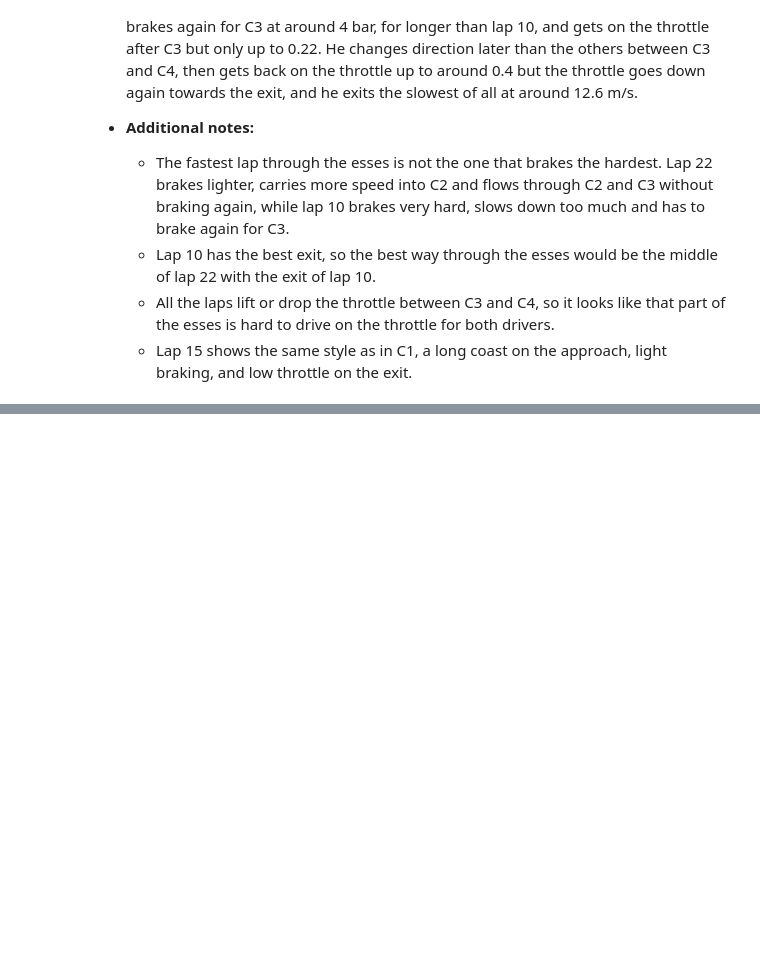
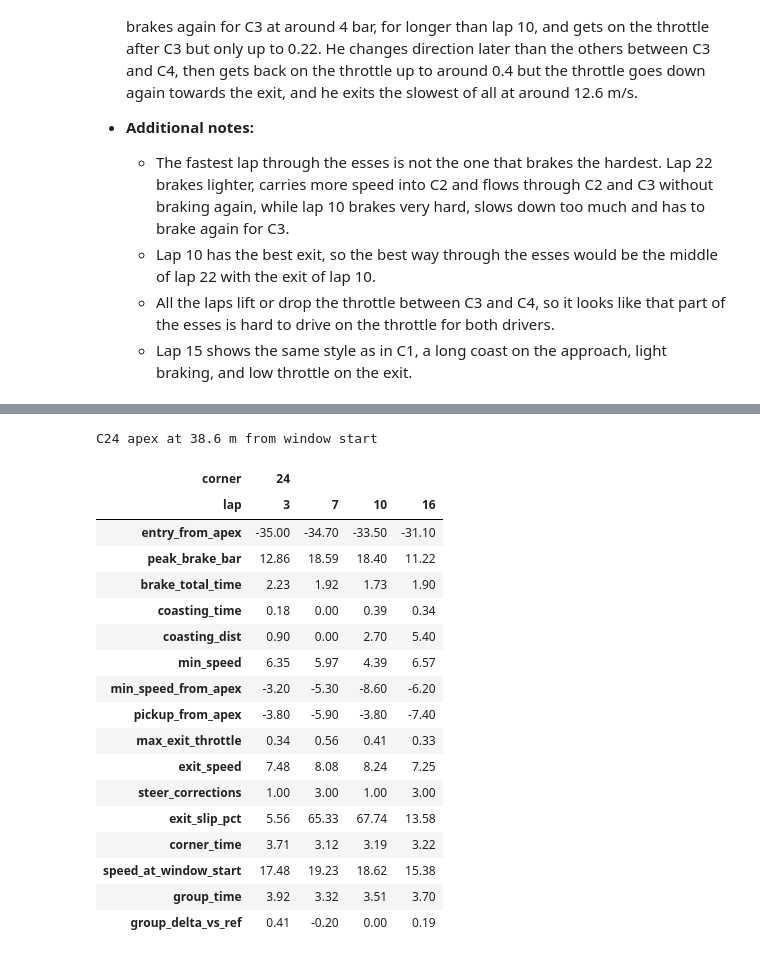
Before and after one commit to manelbenabid/recruiting-sw-telemetry, a Jupyter notebook: notebooks/09_corner_study.ipynb, the cells around one changed output, grey strips where cells are left out. Drawn from its saved outputs; the diff is of its cells as text; code cells hidden in the pictures; blank space fills up the shorter version.

```diff
--- a/notebooks/09_corner_study.ipynb
+++ b/notebooks/09_corner_study.ipynb
@@ -253,0 +319,22 @@ C5 apex at 69.1 m from window start
+# %%
+group_metrics("C24")
+# %% [output]
+C24 apex at 38.6 m from window start
+| corner | 24 |  |  |  |
+| lap | 3 | 7 | 10 | 16 |
+| entry_from_apex | -35.00 | -34.70 | -33.50 | -31.10 |
+| peak_brake_bar | 12.86 | 18.59 | 18.40 | 11.22 |
+| brake_total_time | 2.23 | 1.92 | 1.73 | 1.90 |
+| coasting_time | 0.18 | 0.00 | 0.39 | 0.34 |
+| coasting_dist | 0.90 | 0.00 | 2.70 | 5.40 |
+| min_speed | 6.35 | 5.97 | 4.39 | 6.57 |
+| min_speed_from_apex | -3.20 | -5.30 | -8.60 | -6.20 |
+| pickup_from_apex | -3.80 | -5.90 | -3.80 | -7.40 |
+| max_exit_throttle | 0.34 | 0.56 | 0.41 | 0.33 |
+| exit_speed | 7.48 | 8.08 | 8.24 | 7.25 |
+| steer_corrections | 1.00 | 3.00 | 1.00 | 3.00 |
+| exit_slip_pct | 5.56 | 65.33 | 67.74 | 13.58 |
+| corner_time | 3.71 | 3.12 | 3.19 | 3.22 |
+| speed_at_window_start | 17.48 | 19.23 | 18.62 | 15.38 |
+| group_time | 3.92 | 3.32 | 3.51 | 3.70 |
+| group_delta_vs_ref | 0.41 | -0.20 | 0.00 | 0.19 |
```
Also changed, not shown: parts of 22 cells of this notebook.
